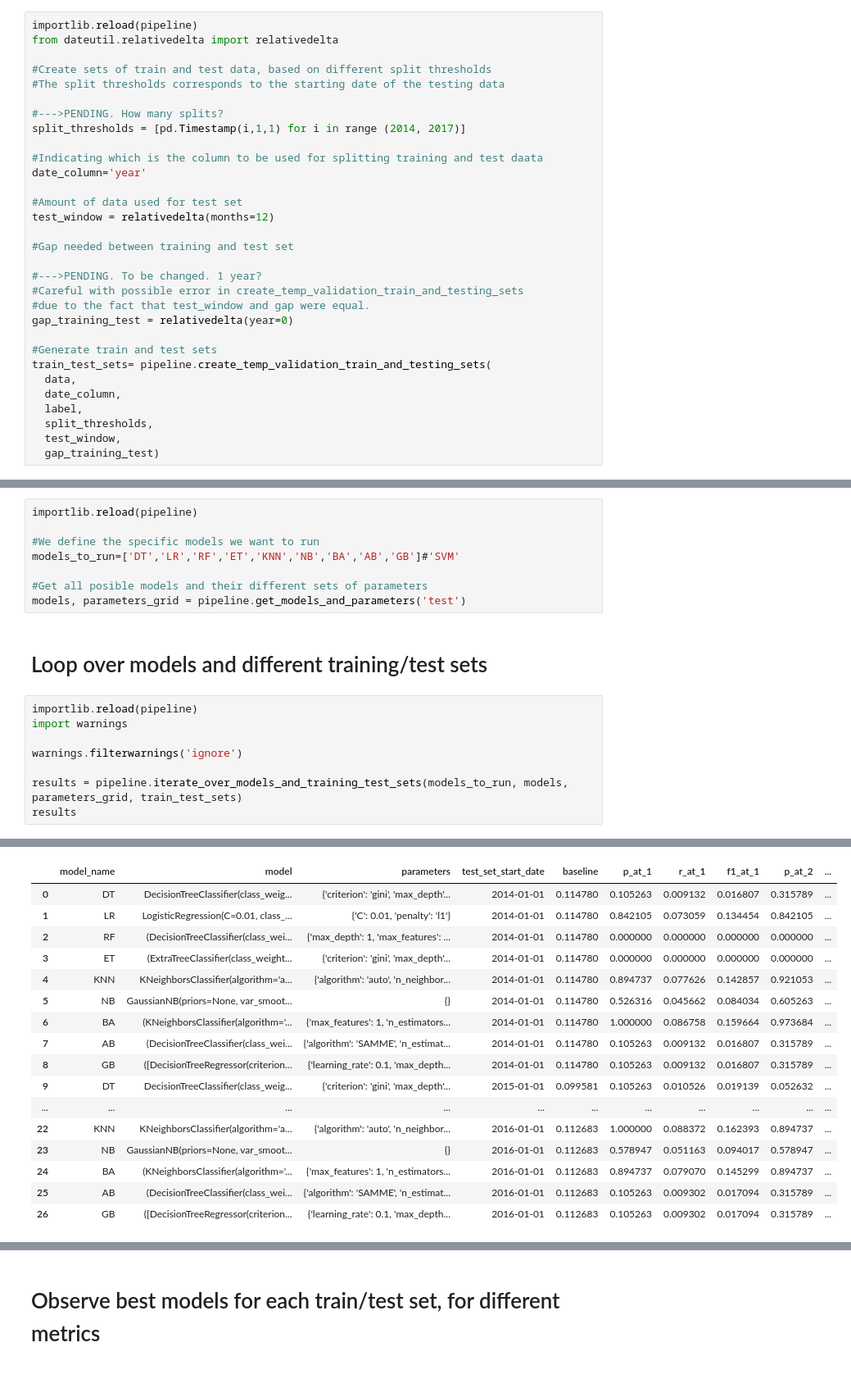
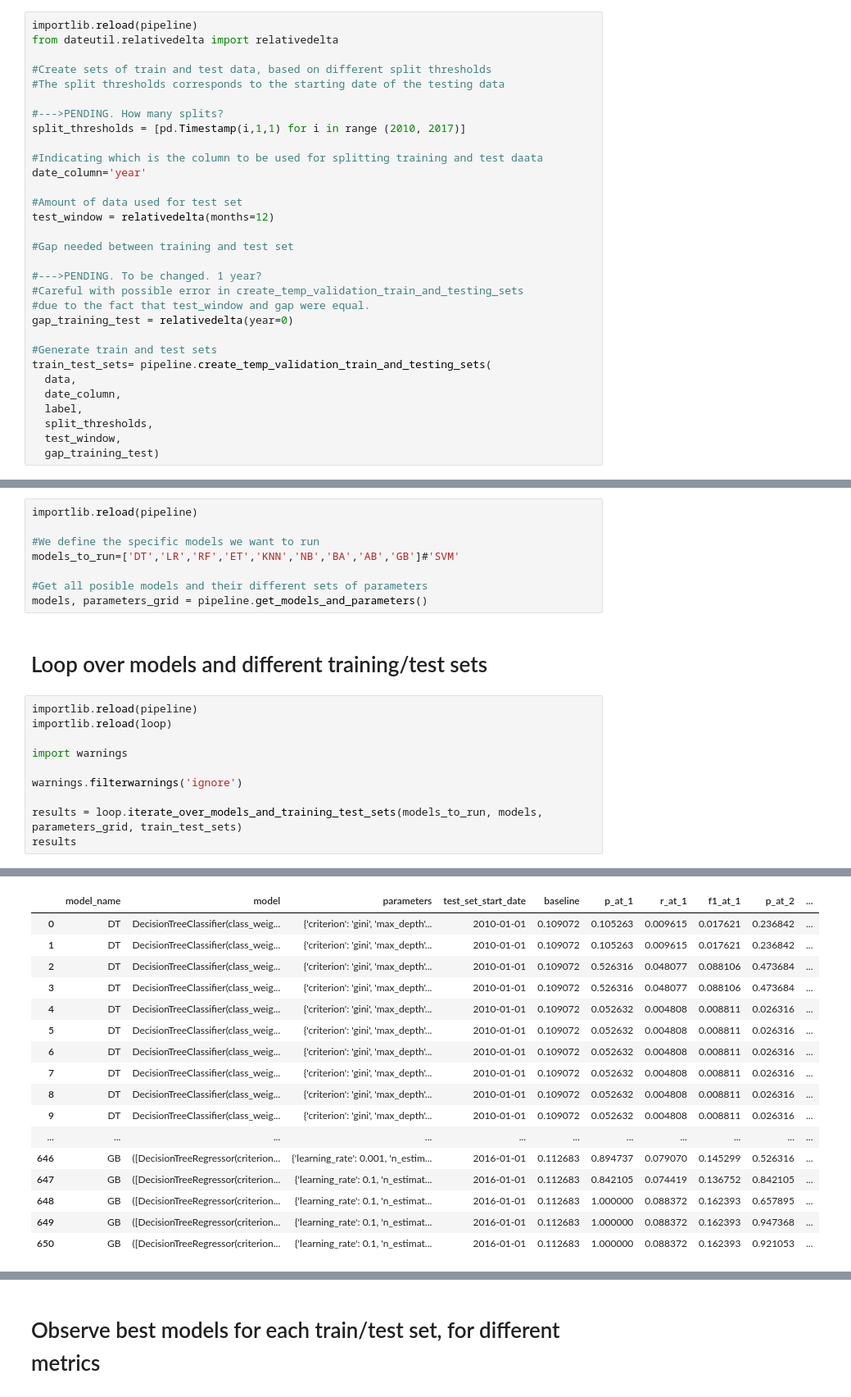
Before and after one commit to jamjensen/eviction-va, a Jupyter notebook: predicting_va_evictions.ipynb, the cells around one changed output, grey strips where cells are left out. Shown at 82% size. Drawn from its saved outputs; the diff is of its cells as text.

```diff
--- a/predicting_va_evictions.ipynb
+++ b/predicting_va_evictions.ipynb
@@ -41,7 +41,7 @@ from dateutil.relativedelta import relativedelta
 #The split thresholds corresponds to the starting date of the testing data
 
 #--->PENDING. How many splits?
-split_thresholds = [pd.Timestamp(i,1,1) for i in range (2014, 2017)]
+split_thresholds = [pd.Timestamp(i,1,1) for i in range (2010, 2017)]
 
 #Indicating which is the column to be used for splitting training and test daata
 date_column='year'
@@ -110,15 +110,17 @@ importlib.reload(pipeline)
 models_to_run=['DT','LR','RF','ET','KNN','NB','BA','AB','GB']#'SVM'
 
 #Get all posible models and their different sets of parameters
-models, parameters_grid = pipeline.get_models_and_parameters('test')
+models, parameters_grid = pipeline.get_models_and_parameters()
 # %% [markdown]
 # Loop over models and different training/test sets
 # %%
 importlib.reload(pipeline)
+importlib.reload(loop)
+
 import warnings
 
 warnings.filterwarnings('ignore')
 
-results = pipeline.iterate_over_models_and_training_test_sets(models_to_run, models, parameters_grid, train_test_sets)
+results = loop.iterate_over_models_and_training_test_sets(models_to_run, models, parameters_grid, train_test_sets)
 results
 # %% [output]
@@ -142,17 +144,17 @@ results
 |  | model_name | model | parameters | test_set_start_date | baseline | p_at_1 | r_at_1 | f1_at_1 | p_at_2 | ... |
-| 0 | DT | DecisionTreeClassifier(class_weig... | {'criterion': 'gini', 'max_depth'... | 2014-01-01 | 0.114780 | 0.105263 | 0.009132 | 0.016807 | 0.315789 | ... |
-| 1 | LR | LogisticRegression(C=0.01, class_... | {'C': 0.01, 'penalty': 'l1'} | 2014-01-01 | 0.114780 | 0.842105 | 0.073059 | 0.134454 | 0.842105 | ... |
-| 2 | RF | (DecisionTreeClassifier(class_wei... | {'max_depth': 1, 'max_features': ... | 2014-01-01 | 0.114780 | 0.000000 | 0.000000 | 0.000000 | 0.000000 | ... |
-| 3 | ET | (ExtraTreeClassifier(class_weight... | {'criterion': 'gini', 'max_depth'... | 2014-01-01 | 0.114780 | 0.000000 | 0.000000 | 0.000000 | 0.000000 | ... |
-| 4 | KNN | KNeighborsClassifier(algorithm='a... | {'algorithm': 'auto', 'n_neighbor... | 2014-01-01 | 0.114780 | 0.894737 | 0.077626 | 0.142857 | 0.921053 | ... |
-| 5 | NB | GaussianNB(priors=None, var_smoot... | {} | 2014-01-01 | 0.114780 | 0.526316 | 0.045662 | 0.084034 | 0.605263 | ... |
-| 6 | BA | (KNeighborsClassifier(algorithm='... | {'max_features': 1, 'n_estimators... | 2014-01-01 | 0.114780 | 1.000000 | 0.086758 | 0.159664 | 0.973684 | ... |
-| 7 | AB | (DecisionTreeClassifier(class_wei... | {'algorithm': 'SAMME', 'n_estimat... | 2014-01-01 | 0.114780 | 0.105263 | 0.009132 | 0.016807 | 0.315789 | ... |
-| 8 | GB | ([DecisionTreeRegressor(criterion... | {'learning_rate': 0.1, 'max_depth... | 2014-01-01 | 0.114780 | 0.105263 | 0.009132 | 0.016807 | 0.315789 | ... |
-| 9 | DT | DecisionTreeClassifier(class_weig... | {'criterion': 'gini', 'max_depth'... | 2015-01-01 | 0.099581 | 0.105263 | 0.010526 | 0.019139 | 0.052632 | ... |
+| 0 | DT | DecisionTreeClassifier(class_weig... | {'criterion': 'gini', 'max_depth'... | 2010-01-01 | 0.109072 | 0.105263 | 0.009615 | 0.017621 | 0.236842 | ... |
+| 1 | DT | DecisionTreeClassifier(class_weig... | {'criterion': 'gini', 'max_depth'... | 2010-01-01 | 0.109072 | 0.105263 | 0.009615 | 0.017621 | 0.236842 | ... |
+| 2 | DT | DecisionTreeClassifier(class_weig... | {'criterion': 'gini', 'max_depth'... | 2010-01-01 | 0.109072 | 0.526316 | 0.048077 | 0.088106 | 0.473684 | ... |
+| 3 | DT | DecisionTreeClassifier(class_weig... | {'criterion': 'gini', 'max_depth'... | 2010-01-01 | 0.109072 | 0.526316 | 0.048077 | 0.088106 | 0.473684 | ... |
+| 4 | DT | DecisionTreeClassifier(class_weig... | {'criterion': 'gini', 'max_depth'... | 2010-01-01 | 0.109072 | 0.052632 | 0.004808 | 0.008811 | 0.026316 | ... |
+| 5 | DT | DecisionTreeClassifier(class_weig... | {'criterion': 'gini', 'max_depth'... | 2010-01-01 | 0.109072 | 0.052632 | 0.004808 | 0.008811 | 0.026316 | ... |
+| 6 | DT | DecisionTreeClassifier(class_weig... | {'criterion': 'gini', 'max_depth'... | 2010-01-01 | 0.109072 | 0.052632 | 0.004808 | 0.008811 | 0.026316 | ... |
+| 7 | DT | DecisionTreeClassifier(class_weig... | {'criterion': 'gini', 'max_depth'... | 2010-01-01 | 0.109072 | 0.052632 | 0.004808 | 0.008811 | 0.026316 | ... |
+| 8 | DT | DecisionTreeClassifier(class_weig... | {'criterion': 'gini', 'max_depth'... | 2010-01-01 | 0.109072 | 0.052632 | 0.004808 | 0.008811 | 0.026316 | ... |
+| 9 | DT | DecisionTreeClassifier(class_weig... | {'criterion': 'gini', 'max_depth'... | 2010-01-01 | 0.109072 | 0.052632 | 0.004808 | 0.008811 | 0.026316 | ... |
 | ... | ... | ... | ... | ... | ... | ... | ... | ... | ... | ... |
-| 22 | KNN | KNeighborsClassifier(algorithm='a... | {'algorithm': 'auto', 'n_neighbor... | 2016-01-01 | 0.112683 | 1.000000 | 0.088372 | 0.162393 | 0.894737 | ... |
-| 23 | NB | GaussianNB(priors=None, var_smoot... | {} | 2016-01-01 | 0.112683 | 0.578947 | 0.051163 | 0.094017 | 0.578947 | ... |
-| 24 | BA | (KNeighborsClassifier(algorithm='... | {'max_features': 1, 'n_estimators... | 2016-01-01 | 0.112683 | 0.894737 | 0.079070 | 0.145299 | 0.894737 | ... |
-| 25 | AB | (DecisionTreeClassifier(class_wei... | {'algorithm': 'SAMME', 'n_estimat... | 2016-01-01 | 0.112683 | 0.105263 | 0.009302 | 0.017094 | 0.315789 | ... |
-| 26 | GB | ([DecisionTreeRegressor(criterion... | {'learning_rate': 0.1, 'max_depth... | 2016-01-01 | 0.112683 | 0.105263 | 0.009302 | 0.017094 | 0.315789 | ... |
+| 646 | GB | ([DecisionTreeRegressor(criterion... | {'learning_rate': 0.001, 'n_estim... | 2016-01-01 | 0.112683 | 0.894737 | 0.079070 | 0.145299 | 0.526316 | ... |
+| 647 | GB | ([DecisionTreeRegressor(criterion... | {'learning_rate': 0.1, 'n_estimat... | 2016-01-01 | 0.112683 | 0.842105 | 0.074419 | 0.136752 | 0.842105 | ... |
+| 648 | GB | ([DecisionTreeRegressor(criterion... | {'learning_rate': 0.1, 'n_estimat... | 2016-01-01 | 0.112683 | 1.000000 | 0.088372 | 0.162393 | 0.657895 | ... |
+| 649 | GB | ([DecisionTreeRegressor(criterion... | {'learning_rate': 0.1, 'n_estimat... | 2016-01-01 | 0.112683 | 1.000000 | 0.088372 | 0.162393 | 0.947368 | ... |
+| 650 | GB | ([DecisionTreeRegressor(criterion... | {'learning_rate': 0.1, 'n_estimat... | 2016-01-01 | 0.112683 | 1.000000 | 0.088372 | 0.162393 | 0.921053 | ... |
```
Also changed, not shown: parts of 5 cells of this notebook, 1 other file.
